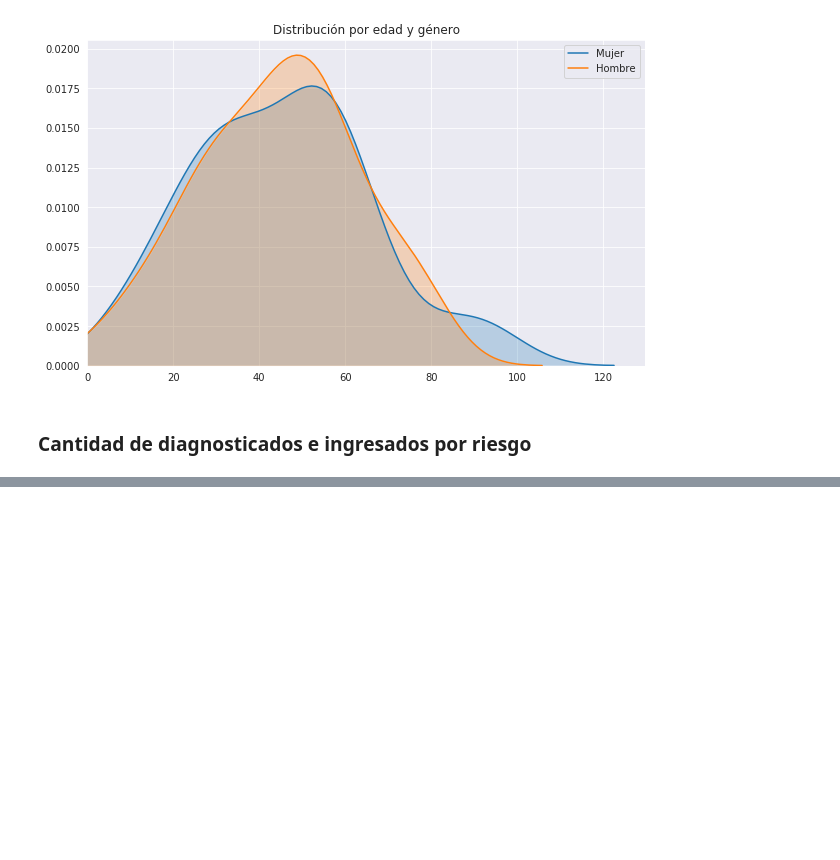
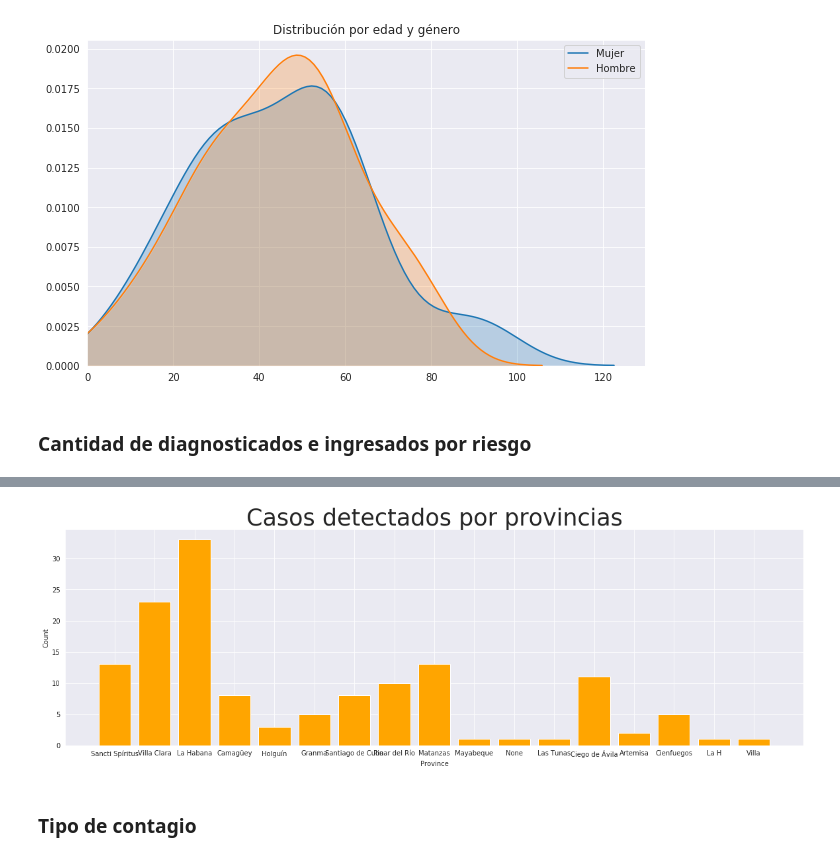
Before and after one commit to luiscib3r/COVID19-Cuba, a Jupyter notebook: COVID19-Cuba.ipynb, the cells around one changed output, grey strips where cells are left out. Cells and saved outputs as stored; diff of their text form; code cells hidden in the pictures; blank space fills up the shorter version.

Commit message:
More Data

```diff
--- a/COVID19-Cuba.ipynb
+++ b/COVID19-Cuba.ipynb
@@ -107,0 +112,17 @@ plt.show()
+# %%
+locations = defaultdict(int)
+
+for l in data.provincia_detección:
+    locations[l] += 1
+# %%
+# Casos detectados por provincias
+plt.figure(figsize=(20, 6))
+plt.bar([str(l) for l in locations], [locations[l] for l in locations], color='orange')
+plt.xlabel('Province')
+plt.ylabel("Count")
+plt.title('Casos detectados por provincias',fontsize = 35)
+plt.show()
+# %% [output]
+[figure, added]
+# %% [markdown]
+### Tipo de contagio
```
Also changed, not shown: parts of 18 cells of this notebook.
